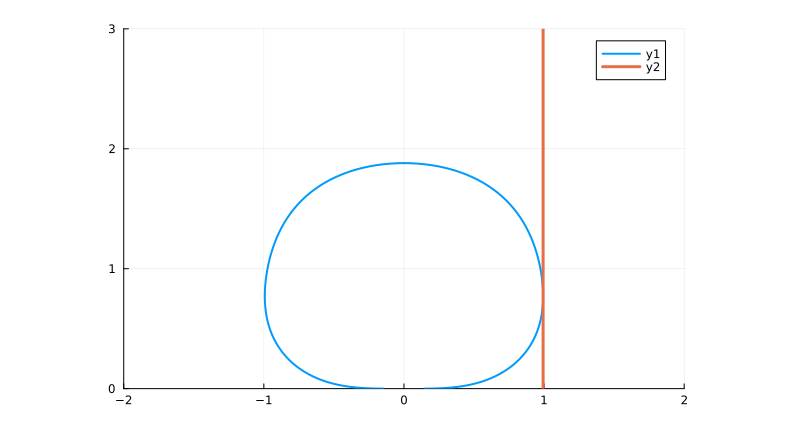
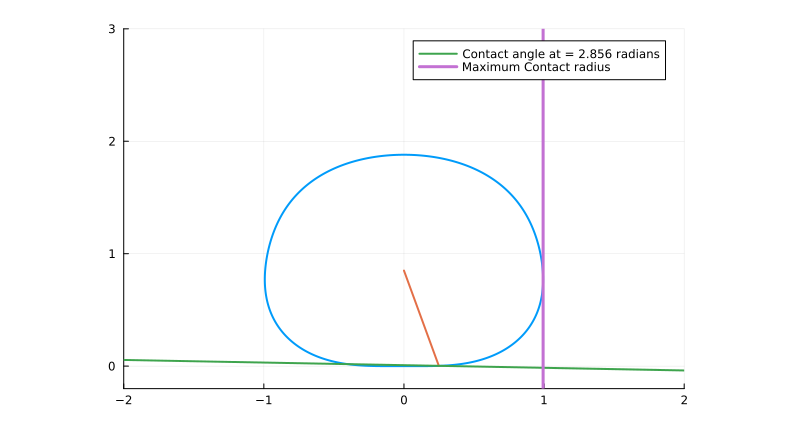
Before and after one commit to elvispy/km-dropplet-solidsubstrate, a Jupyter notebook: julia/1_code/plotting.ipynb, the cells around one changed output. Cells and saved outputs as stored; diff of their text form; code cells hidden in the pictures.

Commit message:
plotting proof of concept

```diff
--- a/julia/1_code/plotting.ipynb
+++ b/julia/1_code/plotting.ipynb
@@ -1,9 +8,6 @@
 # %%
 
-include("problemConditionStruct.jl"); include("./zeta.jl");
-include("./maximum_contact_radius.jl");
-using LegendrePolynomials: collectPl
-using Plots;
+
 """
     plot_current_conditions(Union{ProblemConditions, Vector{Float64}})
 
@@ -26,20 +30,26 @@ function plot_current_conditions(data::Union{ProblemConditions, Vector{Float64}}
 
     rrange = LinRange(0, 2π, 500);
 
-    plot(
+    plt = plot(
         x.(rrange), y.(rrange),
         lims = (-2, 2),
-        lw = 2
+        lw = 2,
+        label = ""
     )
     if !isnan(theta)
-        plot!([0.0, x(theta)], [center_of_mass, y(theta)], lw = 2);
+        #Plotting a specific line with tangent
+        plot!([0.0, x(theta)], [center_of_mass, y(theta)], lw = 2, label = "");
+        yp(xv) = calculate_exit_angle(data, theta) * (xv-x(theta)) + y(theta)
+        plot!([-100, 100], [yp(-100.0), yp(100.0)], lw = 2,
+        label = "Contact angle at = $(round(theta; digits = 3)) radians");
+
     end
+
+    # Plotting a line of maximum contact radius
     r = maximum_contact_radius(data)
-    plot!([r, r], [-10, 10], lw = 3);
-    default(show = true)
+    plot!([r, r], [-10, 10], lw = 3, label = "Maximum Contact radius");
     xlims!(-2, 2)
-    ylims!(0, 3)
+    ylims!(-0.2, 3)
+    display(plt)
 end
-
-plot_current_conditions(0.01.*[.1, .1, .1, .1, .1, .1]; theta = 3*pi/4)
 # %% [output]
@@ -47,6 +61,6 @@ plot_current_conditions(0.01.*[.1, .1, .1, .1, .1, .1]; theta = 3*pi/4)
 # %%
-plot_current_conditions(0.15 .* [.2, -.1, .4, -.3];)
+plot_current_conditions(0.15 .* [.2, -.1, .4, -.3]; theta = pi/1.1)
 
 angle = pi/1.9;
 # %% [output]
-[figure, old version]
+[figure, new version]
```
Also changed, not shown: parts of 3 cells of this notebook.
